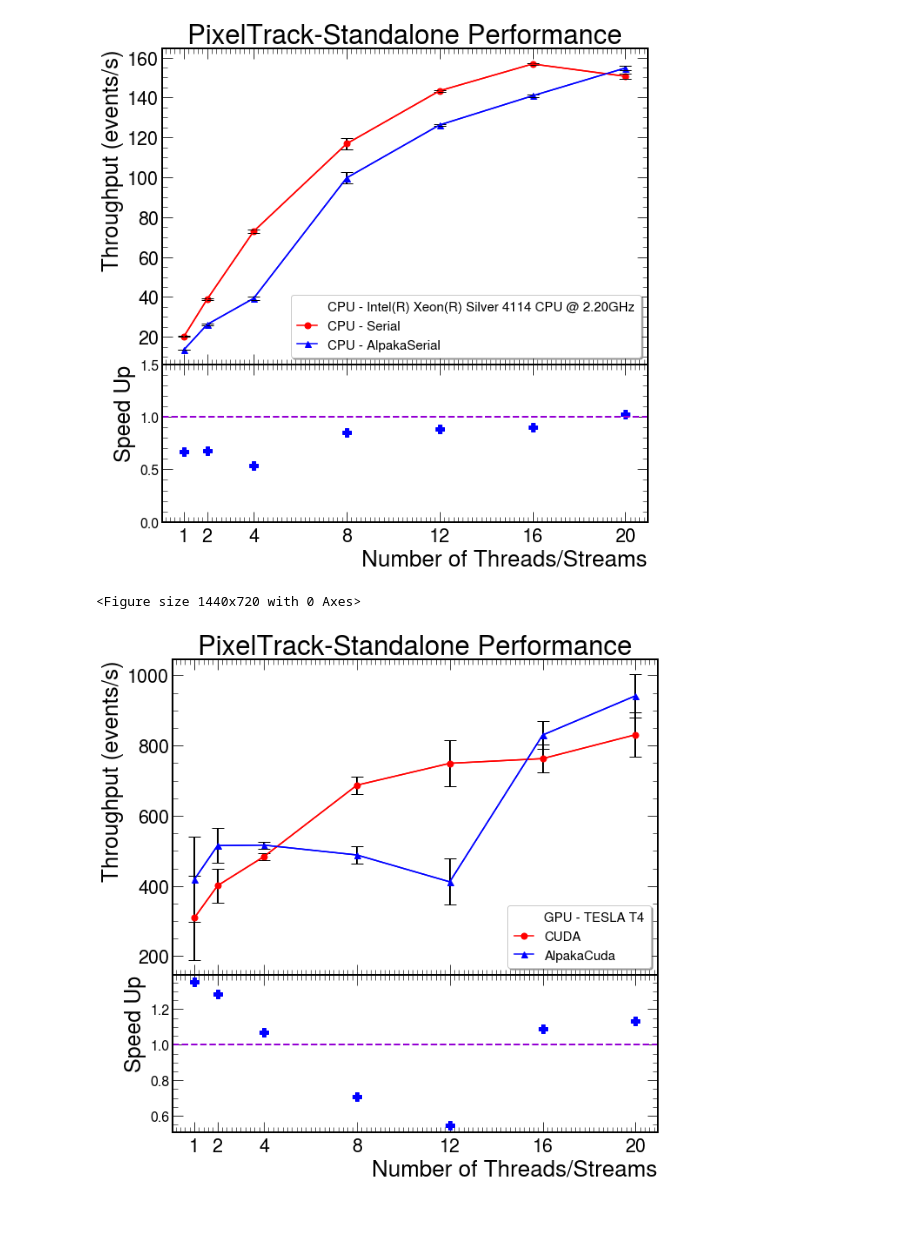
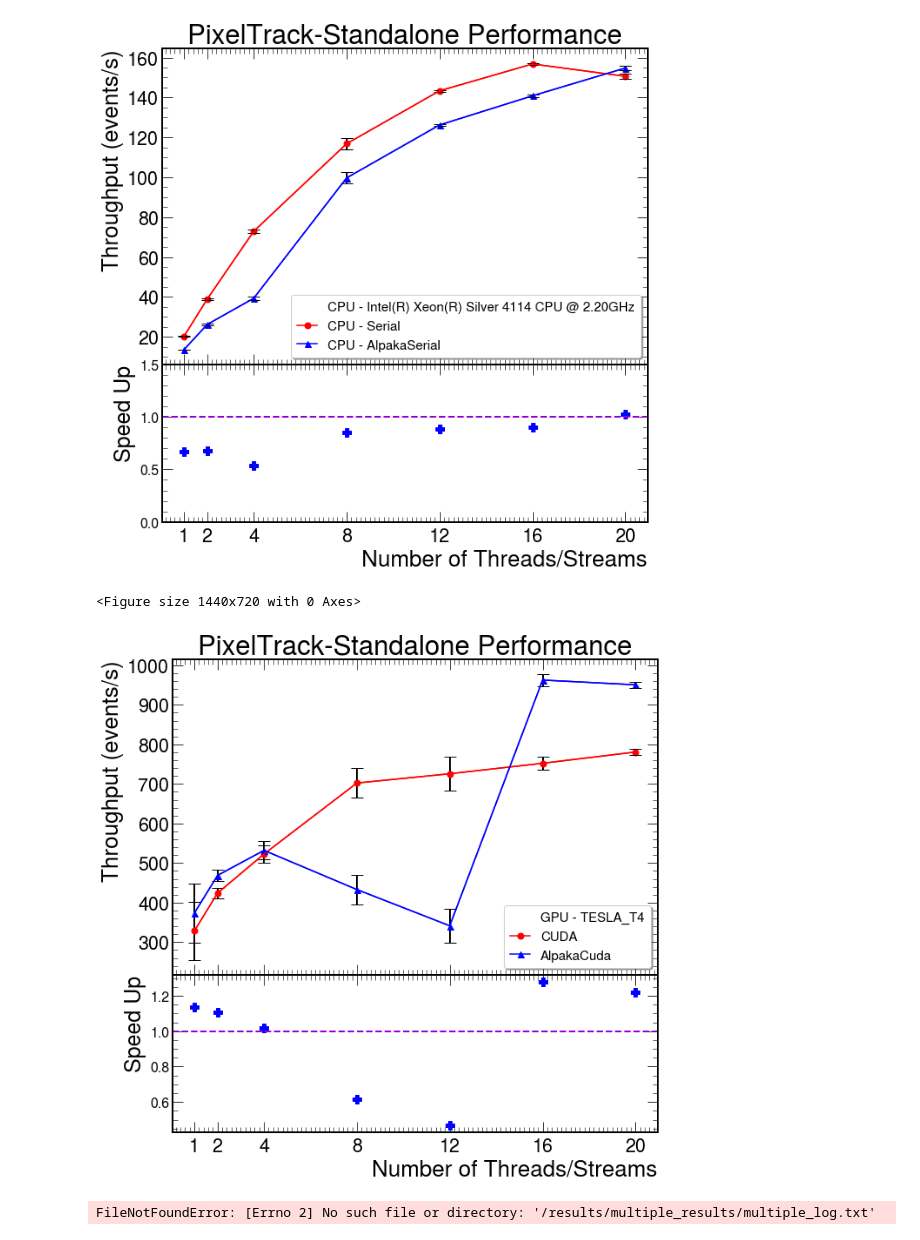
Before and after one commit to pfudolig/pixeltrack-standalone, a Jupyter notebook: overlay_plots.ipynb, the cells around one changed output. Cells and saved outputs as stored; diff of their text form; code cells hidden in the pictures.

Commit message:
Rearrange & fix plots

```diff
--- a/overlay_plots.ipynb
+++ b/overlay_plots.ipynb
@@ -11,19 +11,20 @@ from matplotlib import gridspec
 import datetime
 import numpy as np
 # %%
-logfile = 'mylog.txt'
+mlog = '/results/multiple_results/multiple_log.txt'
+mpng = '/results/multiple_results/'
 timestamp = datetime.datetime.now()
 # %%
 df_alps = pd.read_csv('results/alps_results/csv/4alps_20s_10000e.csv')
 df_ser = pd.read_csv('results/serial_results/csv/4serial_20s_10000e.csv')
 
 cuda1 = pd.read_csv('results/cuda_results/csv/4cuda1_20s_10000e.csv')
-#cuda2 = pd.read_csv('results/cuda_results/4cuda2_20s_10000e.csv')
-#cuda3 = pd.read_csv('results/cuda_results/4cuda3_20s_10000e.csv')
+cuda2 = pd.read_csv('results/cuda_results/csv/4cuda2_20s_20000e.csv')
+cuda3 = pd.read_csv('results/cuda_results/csv/4cuda3_20s_20000e.csv')
 
-#alpc1 = pd.read_csv('results_VS/alpaka_results/4alpc1_20s_10000e.csv')
-#alpc2 = pd.read_csv('results_VS/alpaka_results/4alpc2_20s_10000e.csv')
-#alpc3 = pd.read_csv('results_VS/alpaka_results/4alpc3_20s_10000e.csv')
+alpc1 = pd.read_csv('results/alpc_results/csv/4alpc1_20s_20000e.csv')
+alpc2 = pd.read_csv('results/alpc_results/csv/4alpc2_20s_20000e.csv')
+alpc3 = pd.read_csv('results/alpc_results/csv/4alpc3_20s_20000e.csv')
 # %%
 def stdDev(dataframe1):
 
@@ -185,7 +175,6 @@ def overlay2Thru(dataframe1,df1name,dataframe2,df2name,gpu='None'):
     ratio13_pick = [ratio1[0],ratio1[1],ratio1[3],ratio1[7],ratio1[11],ratio1[15],ratio1[19]]
     #std_ratio1_pick = [std_ratio1_pick[0],std_ratio1_pick[1],std_ratio1_pick[3],std_ratio1_pick[7],std_ratio1_pick[11],std_ratio1_pick[15],std_ratio1_pick[19]]
 
-
     plt.style.use(hep.style.CMS)
     plt.figure(figsize = (20,10))
 
@@ -202,6 +191,7 @@ def overlay2Thru(dataframe1,df1name,dataframe2,df2name,gpu='None'):
         ax1.errorbar(streams_pick2,ave_pick2,yerr=std_pick1,fmt='b',ecolor='k',capsize=7, elinewidth=2,markeredgewidth=1)
         ax1.legend(loc='lower right',fontsize='xx-small',frameon=True,shadow=True)
         ax1.set(ylabel='Throughput (events/s)',title='PixelTrack-Standalone Performance')
+
     if df1name == 'Serial' and df2name != 'AlpakaSerial' or df1name == 'AlpakaSerial' and df2name != 'Serial':
         ax1.plot(streams_pick1,ave_pick1,'ro',markersize=7,linestyle='solid',label='CPU - ' + df1name)
         ax1.plot(streams_pick2,ave_pick2,'b^',markersize=7,linestyle='solid',label=df2name)
@@ -209,6 +199,7 @@ def overlay2Thru(dataframe1,df1name,dataframe2,df2name,gpu='None'):
         ax1.errorbar(streams_pick2,ave_pick2,yerr=std_pick1,fmt='b',ecolor='k',capsize=7, elinewidth=2,markeredgewidth=1)
         ax1.legend(loc='center',fontsize='xx-small',frameon=True,shadow=True)
         ax1.set(ylabel='Throughput (events/s)',title='PixelTrack-Standalone Performance')
+
     if df1name != 'Serial' and df2name != 'Alpaka Serial' or df2name != 'AlpakaSerial' and df1name != 'Serial':
         if gpu != 'None':
             ax1.plot([], [], ' ', label="GPU - " + gpu)
@@ -219,6 +210,10 @@ def overlay2Thru(dataframe1,df1name,dataframe2,df2name,gpu='None'):
             ax1.legend(loc='lower right',fontsize='xx-small',frameon=True,shadow=True)
             ax1.set(ylabel='Throughput (events/s)',title='PixelTrack-Standalone Performance')
 
+    if df1name == df2name:
+        print('Error: cannot overlay same data')
+
+
     ax2.plot(streams_pick1,ratio13_pick,'bP',markersize=10,label=df2name + ' : ' + df1name)
     plt.axhline(y=1,linewidth=2,linestyle='dashed',color='darkviolet')
     plt.xticks(streams_pick2)
@@ -227,14 +222,16 @@ def overlay2Thru(dataframe1,df1name,dataframe2,df2name,gpu='None'):
     #ax2.legend(loc='center',fontsize='xx-small',frameon=True,shadow=True)
     ax2.set_xlabel('Number of Threads/Streams')
     ax2.set_ylabel('Speed Up',fontsize=25)
+
     if max(ratio13_pick) < 1:
         ax2.set_ylim(0,1.25)
 
     plt.subplots_adjust(hspace=.0)
-    plot_title = 'results_ipynb/gpu3_ratio_' + df1name + df2name + str(events_val1) + 'e.png'
-    #plt.savefig(plot_title)
+    plot_title = mpng + df1name + df2name + '_' + gpu + '_' + str(events_val1) + 'e.png'
+    #plt.savefig(mpng + df1name + df2name + '_' + gpu + '_' + str(events_val1) + 'e.png')
     plt.show()
 
+    logfile = mlog
     with open(logfile,"a") as myfile:
         myfile.write('\n')
         myfile.write(str(timestamp))
@@ -251,7 +250,8 @@ overlay2Thru(df_ser,'Serial',df_alps,'AlpakaSerial')
 <Figure size 1440x720 with 0 Axes>
 [figure]
 # %%
-overlay2Thru(cuda3,'CUDA',alpc3,'AlpakaCuda',gpu='TESLA T4')
+overlay2Thru(cuda3,'CUDA',alpc3,'AlpakaCuda',gpu='TESLA_T4')
 # %% [output]
 <Figure size 1440x720 with 0 Axes>
-[figure, old version]
+[figure, new version]
+FileNotFoundError: [Errno 2] No such file or directory: '/results/multiple_results/multiple_log.txt'
```
Also changed, not shown: parts of 3 cells of this notebook, 8 other files.
